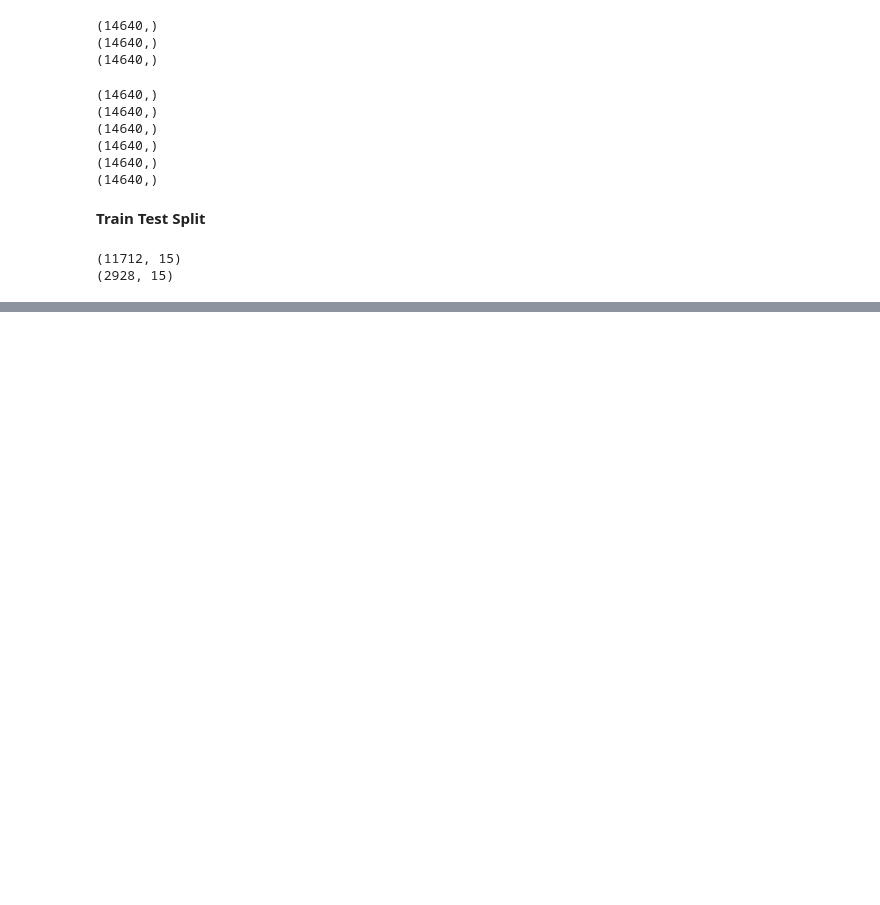
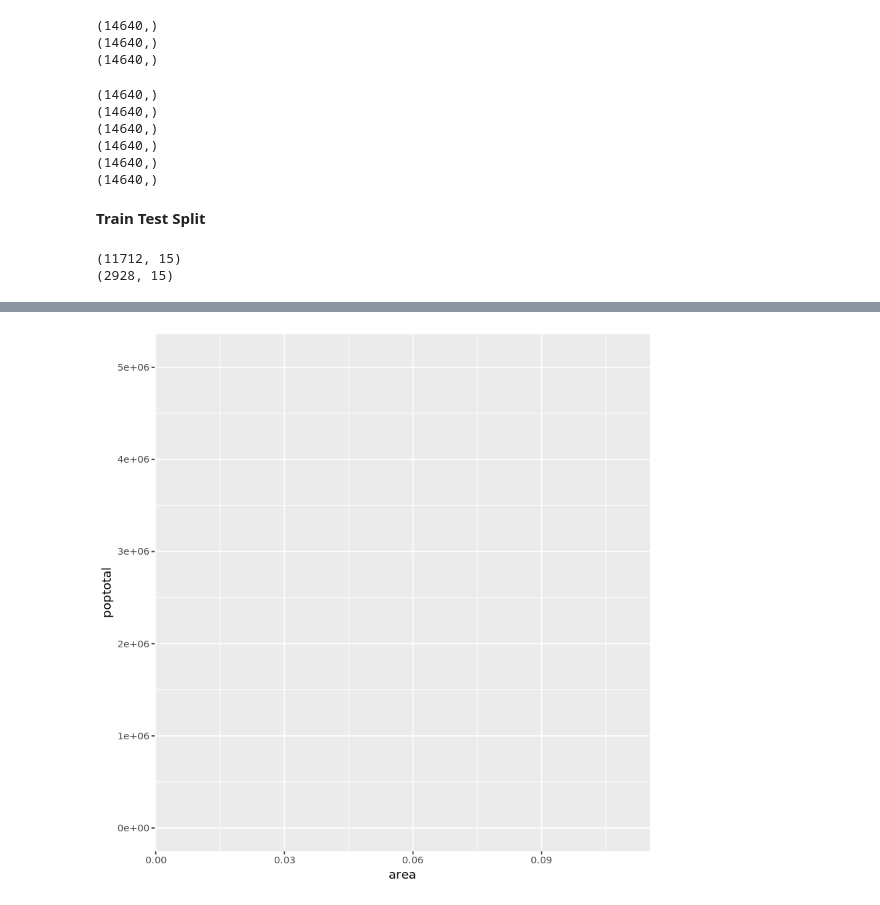
Before and after one commit to outcastgeek/ANLY520_US_AirlineTwitterSentimentAnalysis, a Jupyter notebook: U.S.AirlineTwitterSentimentAnalysis.ipynb, the cells around one changed output, grey strips where cells are left out. Cells and saved outputs as stored; diff of their text form; code cells hidden in the pictures; blank space fills up the shorter version.

```diff
--- a/U.S.AirlineTwitterSentimentAnalysis.ipynb
+++ b/U.S.AirlineTwitterSentimentAnalysis.ipynb
@@ -149,0 +174,5 @@ print(tweets_dataset_test.shape)
+# %%
+data("midwest", package = "ggplot2")  # load the data
+ggplot(midwest, aes(x=area, y=poptotal))  # area and poptotal are columns in 'midwest'
+# %% [output]
+[figure, added]
```
Also changed, not shown: parts of 11 cells of this notebook.
